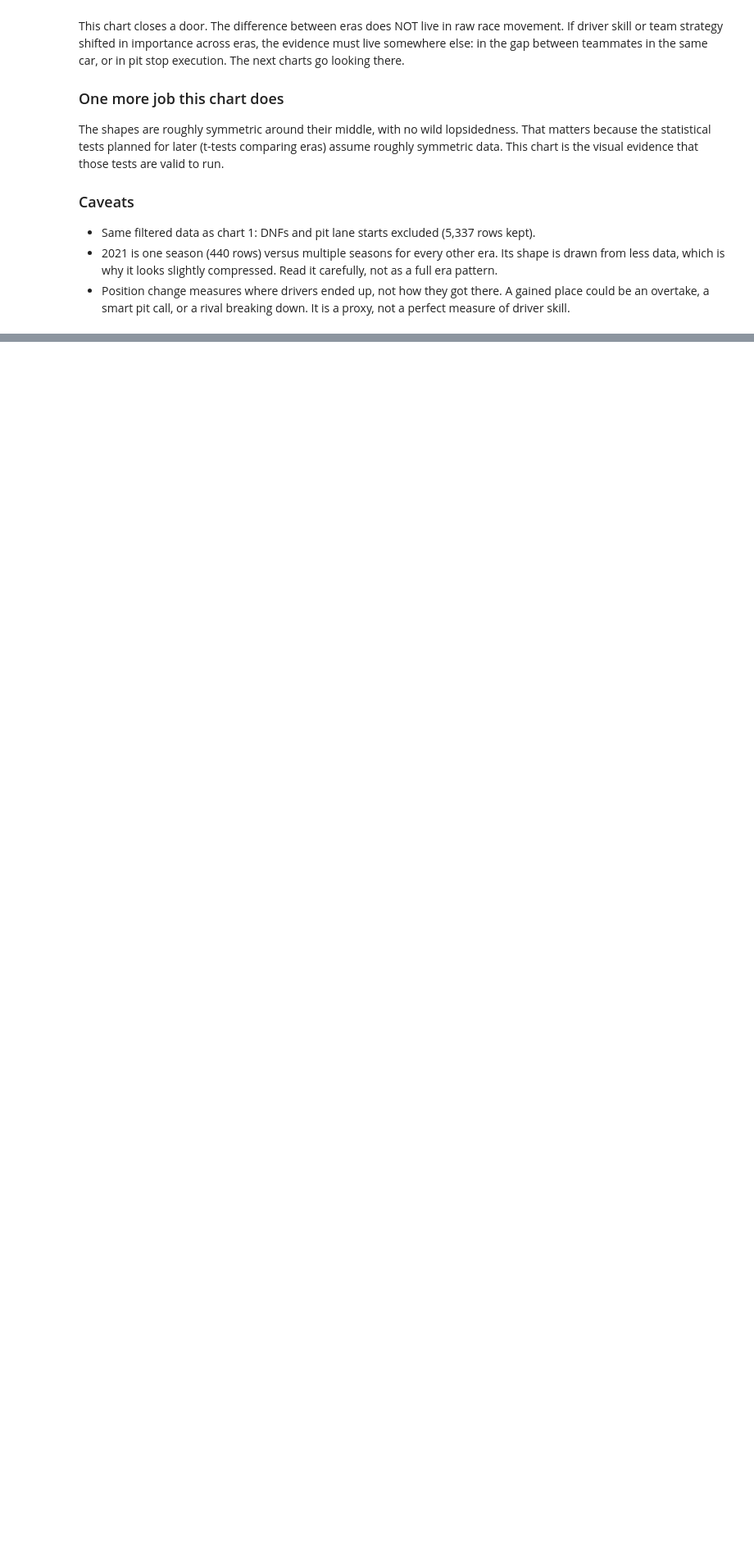
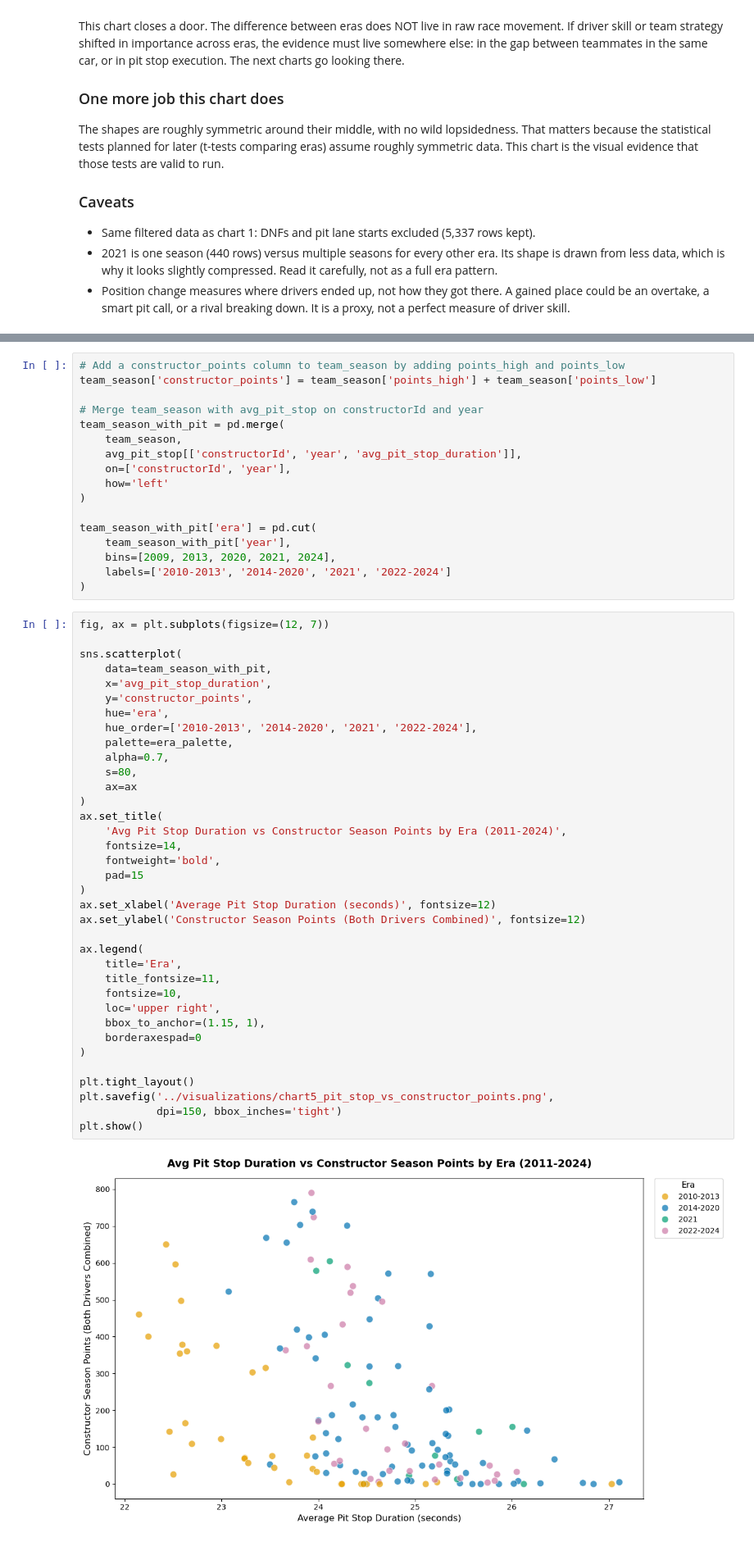
Before and after one commit to ayemaqu/F1_Driver_vs_Strategy, a Jupyter notebook: notebooks/03_eda.ipynb, the cells around one changed output, grey strips where cells are left out. Shown at 82% size. Cells and saved outputs as stored; diff of their text form; blank space fills up the shorter version.

```diff
--- a/notebooks/03_eda.ipynb
+++ b/notebooks/03_eda.ipynb
@@ -409,0 +845,55 @@ team_season.head()
+# %%
+# Add a constructor_points column to team_season by adding points_high and points_low
+team_season['constructor_points'] = team_season['points_high'] + team_season['points_low']
+
+# Merge team_season with avg_pit_stop on constructorId and year
+team_season_with_pit = pd.merge(
+    team_season,
+    avg_pit_stop[['constructorId', 'year', 'avg_pit_stop_duration']],
+    on=['constructorId', 'year'],
+    how='left'
+)
+
+team_season_with_pit['era'] = pd.cut(
+    team_season_with_pit['year'],
+    bins=[2009, 2013, 2020, 2021, 2024],
+    labels=['2010-2013', '2014-2020', '2021', '2022-2024']
+)
+# %%
+fig, ax = plt.subplots(figsize=(12, 7))
+
+sns.scatterplot(
+    data=team_season_with_pit,
+    x='avg_pit_stop_duration',
+    y='constructor_points',
+    hue='era',
+    hue_order=['2010-2013', '2014-2020', '2021', '2022-2024'],
+    palette=era_palette,
+    alpha=0.7,
+    s=80,
+    ax=ax
+)
+ax.set_title(
+    'Avg Pit Stop Duration vs Constructor Season Points by Era (2011-2024)',
+    fontsize=14,
+    fontweight='bold',
+    pad=15
+)
+ax.set_xlabel('Average Pit Stop Duration (seconds)', fontsize=12)
+ax.set_ylabel('Constructor Season Points (Both Drivers Combined)', fontsize=12)
+
+ax.legend(
+    title='Era',
+    title_fontsize=11,
+    fontsize=10,
+    loc='upper right',
+    bbox_to_anchor=(1.15, 1),
+    borderaxespad=0
+)
+
+plt.tight_layout()
+plt.savefig('../visualizations/chart5_pit_stop_vs_constructor_points.png',
+            dpi=150, bbox_inches='tight')
+plt.show()
+# %% [output]
+[figure, added]
```
Also changed, not shown: parts of 17 cells of this notebook.
